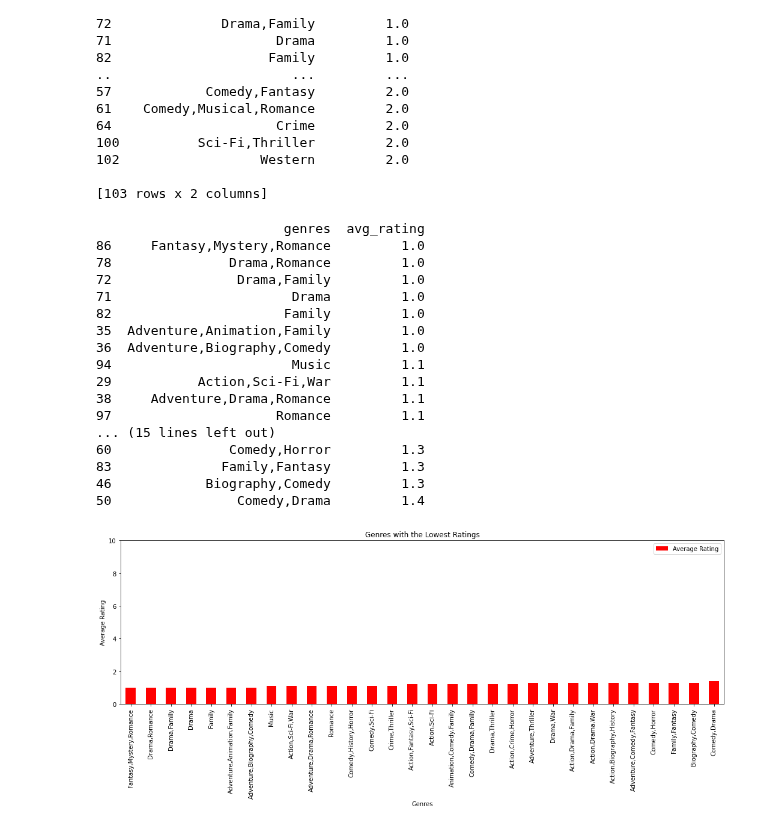
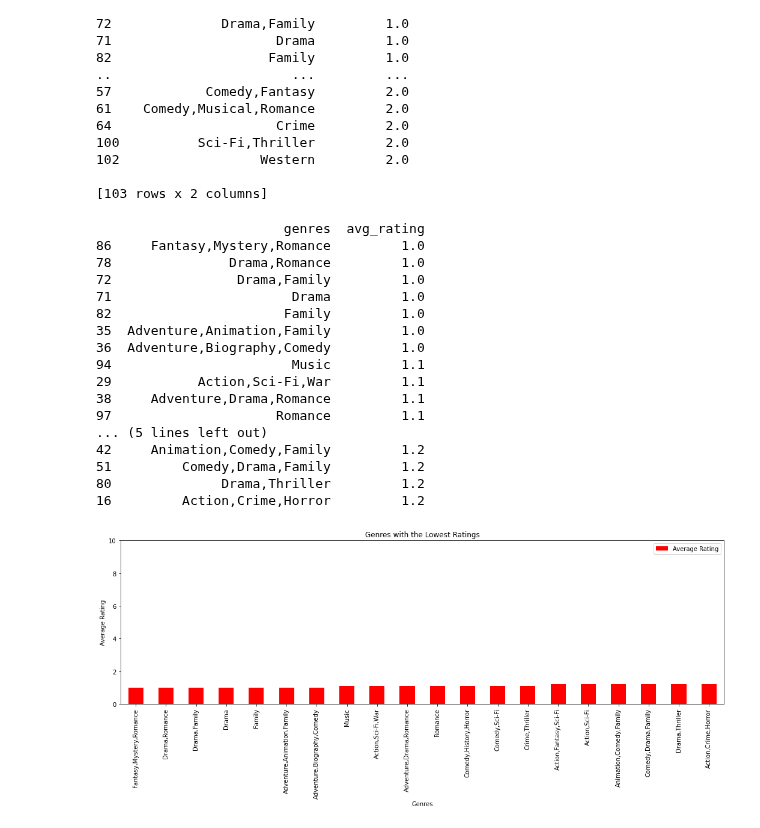
Before and after one commit to QuinnGrigsby/Capstone_Git-ing_it_done_MovieInformation, a Jupyter notebook: Data Understanding.ipynb, the cells around one changed output. Saved outputs shown, nothing was run; the diff lists cells and outputs as text; code cells hidden in the pictures.

```diff
--- a/Data Understanding.ipynb
+++ b/Data Understanding.ipynb
@@ -294,9 +294,9 @@ print(data_for_analysis_by_rating_low)
 
 [103 rows x 2 columns]
 # %%
-top_30_low = data_for_analysis_by_rating_low.iloc[:30]
+top_20_low = data_for_analysis_by_rating_low.iloc[:20]
 
-print(top_30_low)
+print(top_20_low)
 # %% [output]
                         genres  avg_rating
 86     Fantasy,Mystery,Romance         1.0
@@ -310,22 +310,22 @@ print(top_30_low)
 29           Action,Sci-Fi,War         1.1
 38     Adventure,Drama,Romance         1.1
 97                     Romance         1.1
-... (15 lines left out)
-60               Comedy,Horror         1.3
-83              Family,Fantasy         1.3
-46            Biography,Comedy         1.3
-50                Comedy,Drama         1.4
+... (5 lines left out)
+42     Animation,Comedy,Family         1.2
+51         Comedy,Drama,Family         1.2
+80              Drama,Thriller         1.2
+16         Action,Crime,Horror         1.2
 # %%
 #plt.figure(figsize=(18, 5))
 #plt.bar(top_30["genres"], top_30["avg_rating"], color = "b")
 
-top_30_low.plot("genres", kind="bar", figsize = (18,5), color = "r")
+top_20_low.plot("genres", kind="bar", figsize = (18,5), color = "r")
 plt.xlabel("Genres")
 plt.xticks(rotation = 90)
 plt.ylabel("Average Rating")
 plt.yticks(range(0,11,2))
 plt.title("Genres with the Lowest Ratings")
 plt.legend(labels=['Average Rating'])
 plt.show()
 # %% [output]
-[figure, old version]
+[figure, new version]
```
Also changed, not shown: parts of 2 cells of this notebook.
